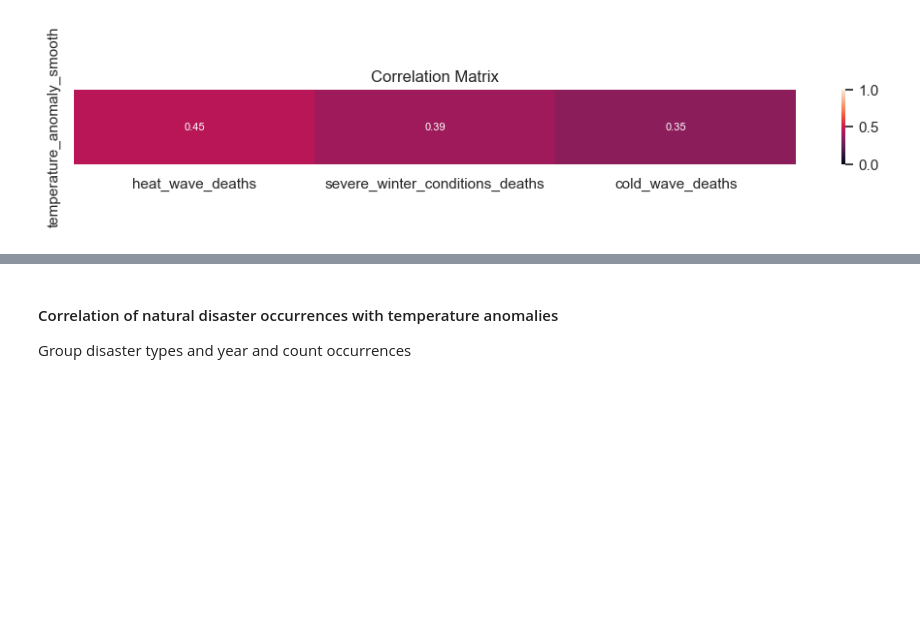
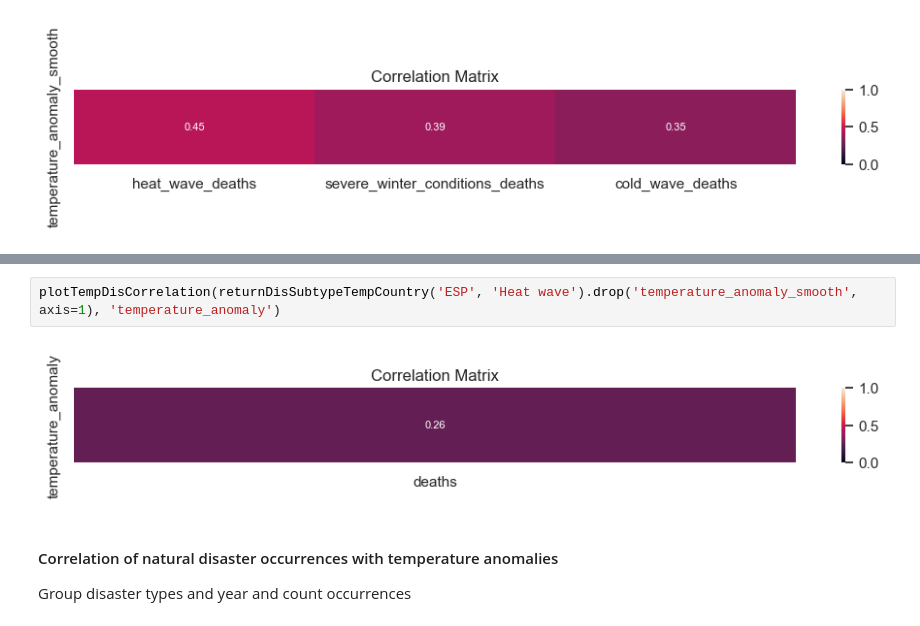
Before and after one commit to lukiwieser/natural-disasters-and-climate-change, a Jupyter notebook: temp-analysis.ipynb, the cells around one changed output, grey strips where cells are left out. Cells and saved outputs as stored; diff of their text form; blank space fills up the shorter version.

```diff
--- a/temp-analysis.ipynb
+++ b/temp-analysis.ipynb
@@ -327,3 +343,7 @@ plotTempDisCorrelation(dis_type_extreme_temp_wide.drop('temperature_anomaly', ax
+# %%
+plotTempDisCorrelation(returnDisSubtypeTempCountry('ESP', 'Heat wave').drop('temperature_anomaly_smooth', axis=1), 'temperature_anomaly')
+# %% [output]
+[figure, added]
 # %% [markdown]
 #### Correlation of natural disaster occurrences with temperature anomalies
 
```
Also changed, not shown: parts of 5 cells of this notebook.
